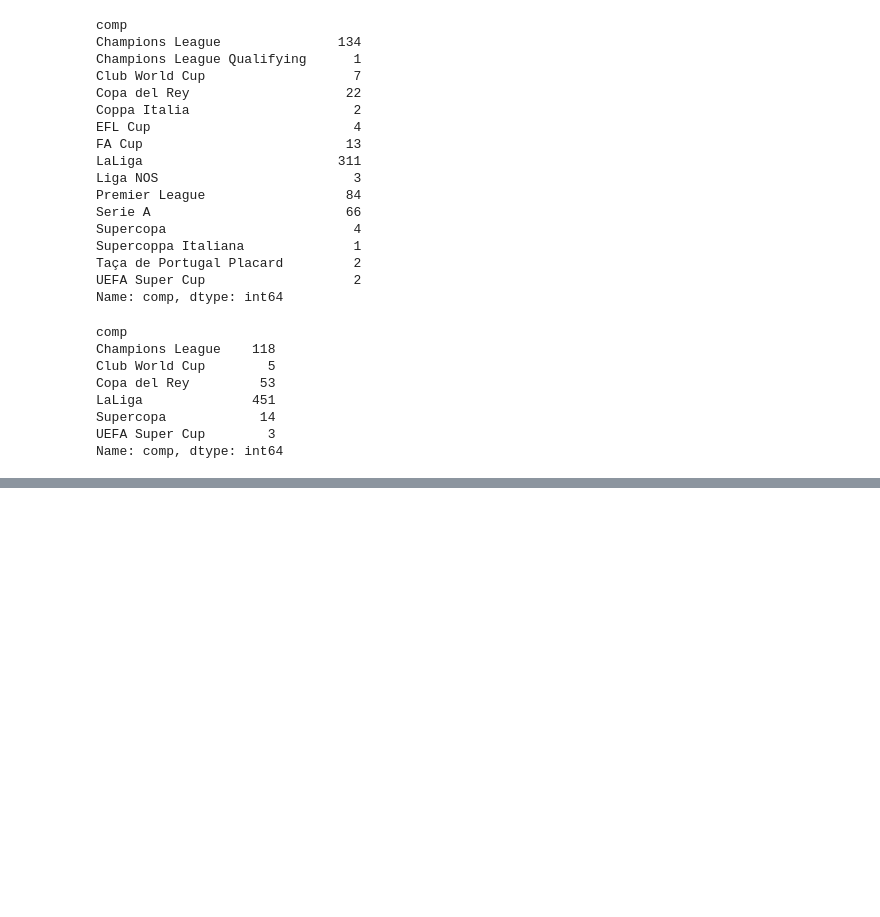
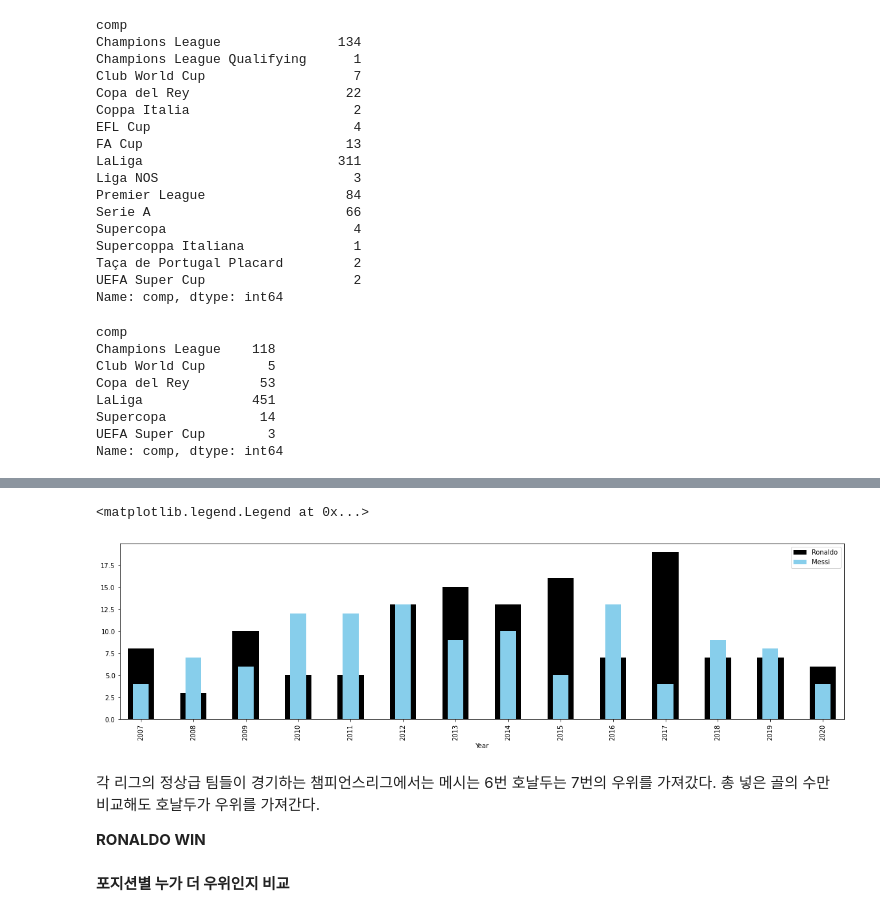
Before and after one commit to dltmdals874/d, a Jupyter notebook: project.ipynb, the cells around one changed output, grey strips where cells are left out. Saved outputs shown, nothing was run; the diff lists cells and outputs as text; code cells hidden in the pictures; blank space fills up the shorter version.

```diff
--- a/project.ipynb
+++ b/project.ipynb
@@ -331,0 +460,14 @@ Name: comp, dtype: int64
+# %%
+df_messi = df_clean.loc[df_clean.player == 'Messi'].loc[df_clean.comp=='Champions League'].loc[df_clean.Year > 2006].loc[df_clean.Year <= 2020]
+df_clean.loc[df_clean.player == 'Ronaldo'].loc[df_clean.comp=='Champions League'].groupby(['Year'])['Year'].count().plot(kind='bar',label='Ronaldo',color='black',figsize=(20,5),width=0.5)
+df_messi.loc[df_clean.player == 'Messi'].loc[df_clean.comp=='Champions League'].groupby(['Year'])['Year'].count().plot(kind='bar',label='Messi',color='skyblue',figsize=(20,5),width=0.3)
+plt.legend()
+# %% [output]
+<matplotlib.legend.Legend at 0x...>
+[figure, added]
+# %% [markdown]
+각 리그의 정상급 팀들이 경기하는 챔피언스리그에서는 메시는 6번 호날두는 7번의 우위를 가져갔다. 총 넣은 골의 수만 비교해도 호날두가 우위를 가져간다.
+
+**RONALDO WIN**
+# %% [markdown]
+**포지션별 누가 더 우위인지 비교**
```
Also changed, not shown: parts of 61 cells of this notebook.
